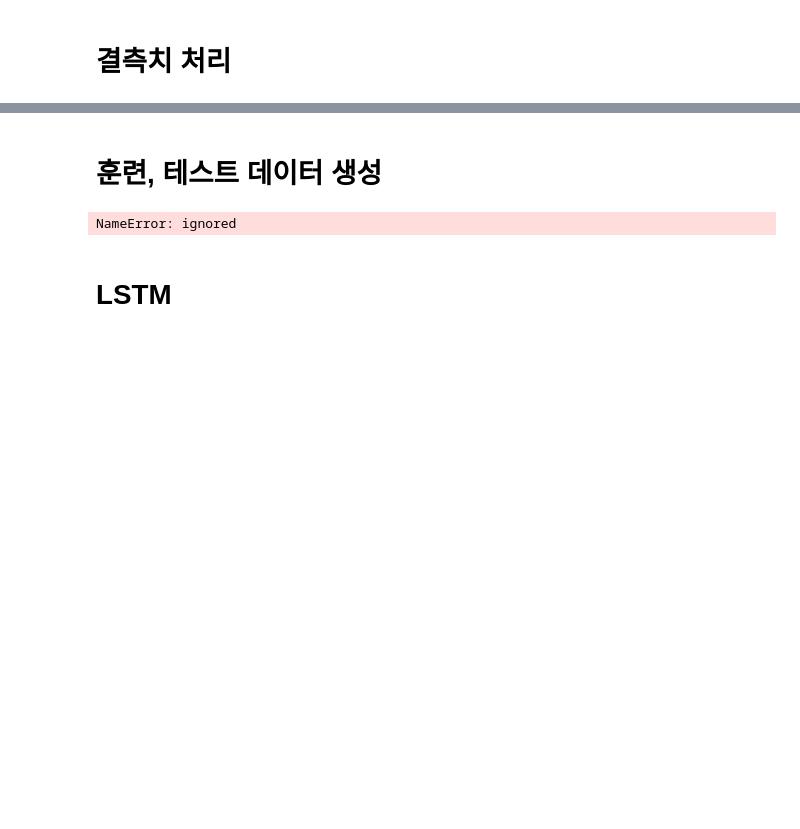
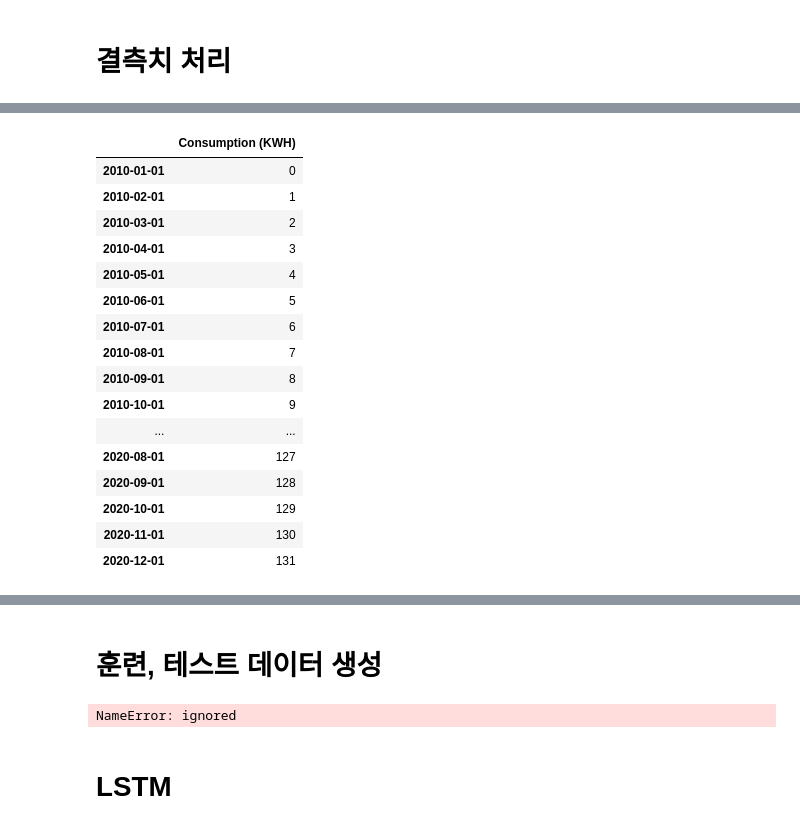
Before and after one commit to kumass2020/Electricity-Prediction-RNN-LSTM, a Jupyter notebook: Machine_Learning_Final_3.ipynb, the cells around one changed output, grey strips where cells are left out. Cells and saved outputs as stored; diff of their text form; code cells hidden in the pictures; blank space fills up the shorter version.

```diff
--- a/Machine_Learning_Final_3.ipynb
+++ b/Machine_Learning_Final_3.ipynb
@@ -110,0 +119,4 @@ month_idx = pd.month_range('2010-01', periods=120)
+# %%
+# 월별 데이터 인덱스
+date_idx = pd.date_range('2010-01-01', periods=132, freq='MS')
+date_idx
@@ -110,0 +132,23 @@ month_idx = pd.month_range('2010-01', periods=120)
+# %%
+df_ts_missing = pd.DataFrame(range(len(date_idx))
+                          , columns=['Consumption (KWH)']
+                          , index=date_idx)
+df_ts_missing
+# %% [output]
+|  | Consumption (KWH) |
+| 2010-01-01 | 0 |
+| 2010-02-01 | 1 |
+| 2010-03-01 | 2 |
+| 2010-04-01 | 3 |
+| 2010-05-01 | 4 |
+| 2010-06-01 | 5 |
+| 2010-07-01 | 6 |
+| 2010-08-01 | 7 |
+| 2010-09-01 | 8 |
+| 2010-10-01 | 9 |
+| ... | ... |
+| 2020-08-01 | 127 |
+| 2020-09-01 | 128 |
+| 2020-10-01 | 129 |
+| 2020-11-01 | 130 |
+| 2020-12-01 | 131 |
```
Also changed, not shown: parts of 7 cells of this notebook.
